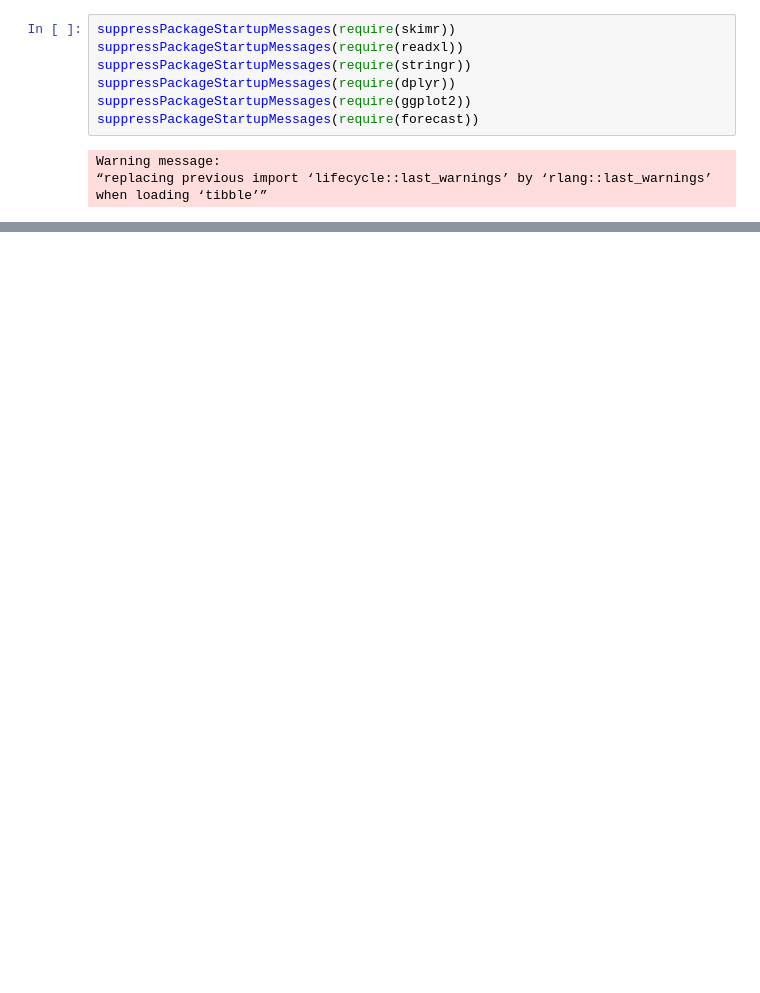
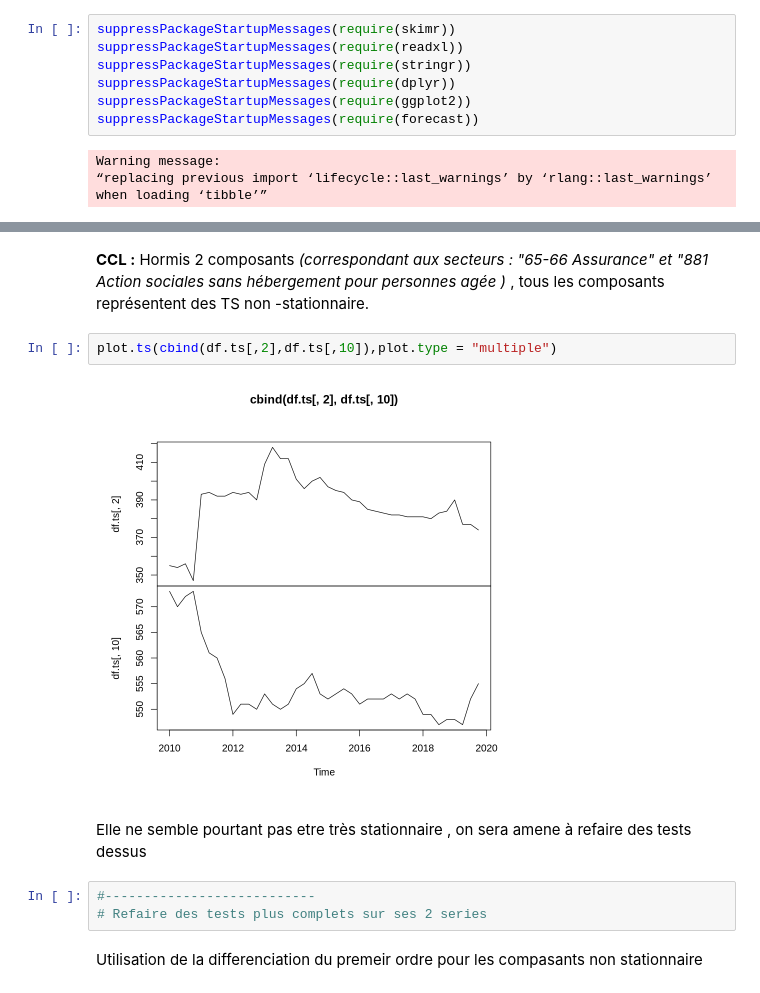
Before and after one commit to Jay-boo/TimeSeries_ACOSS, a Jupyter notebook: multivariate.ipynb, the cells around one changed output, grey strips where cells are left out. Saved outputs shown, nothing was run; the diff lists cells and outputs as text; blank space fills up the shorter version.

```diff
--- a/multivariate.ipynb
+++ b/multivariate.ipynb
@@ -50,0 +257,13 @@ covid.ts <- ts(tmp[(df.indexes[length(df.indexes)]+1):nrow(tmp),],start=c(2020,1
+# %% [markdown]
+**CCL :** Hormis 2 composants *(correspondant aux secteurs : "65-66 Assurance" et "881 Action sociales sans hébergement pour personnes agée )* , tous les composants représentent des TS non -stationnaire.
+# %%
+plot.ts(cbind(df.ts[,2],df.ts[,10]),plot.type = "multiple")
+# %% [output]
+[figure, added]
+# %% [markdown]
+Elle ne semble pourtant pas etre très stationnaire , on sera amene à refaire des tests dessus
+# %%
+#---------------------------
+# Refaire des tests plus complets sur ses 2 series
+# %% [markdown]
+Utilisation de la differenciation du premeir ordre pour les compasants non stationnaire
```
Also changed, not shown: parts of 22 cells of this notebook.
